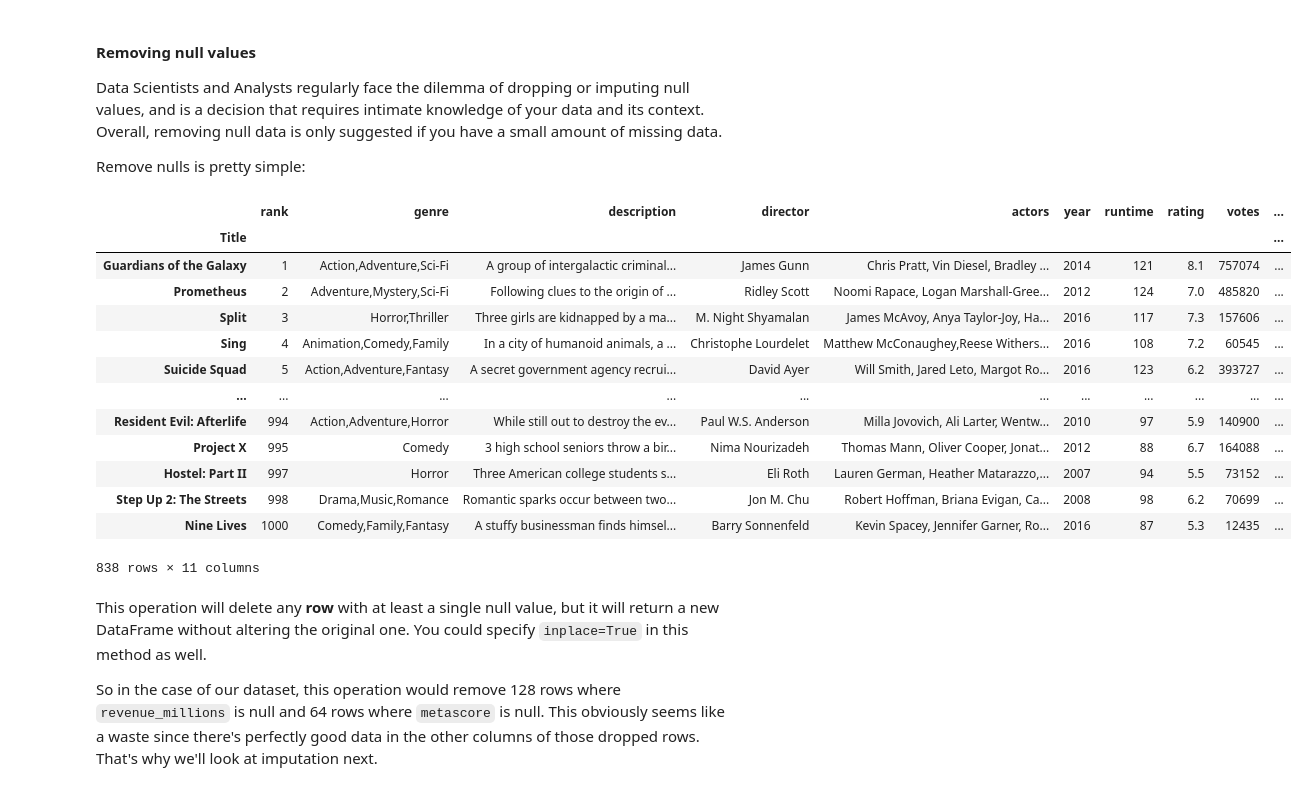
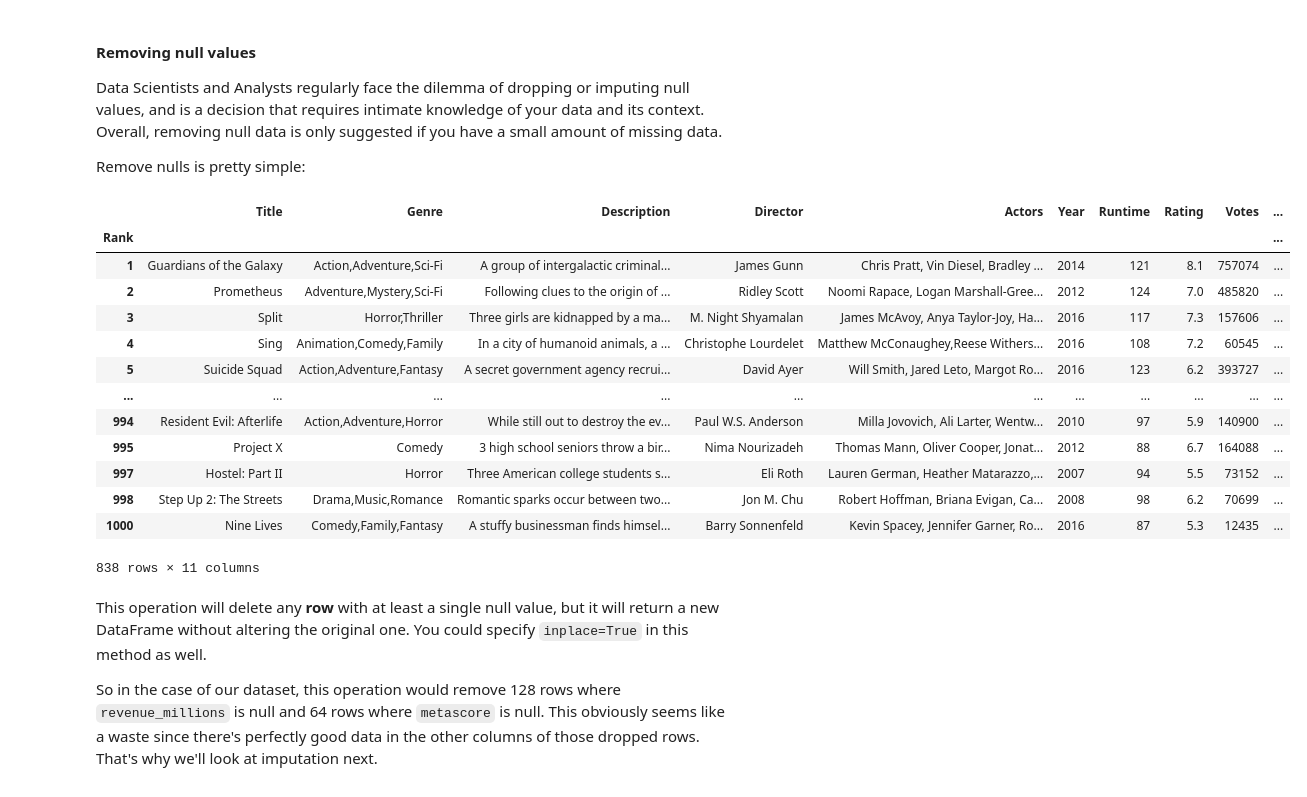
Before and after one commit to mahnoor-shahid/CraftingLab, a Jupyter notebook: Pandas/Level 1 - Let's learn about Pandas.ipynb, the cells around one changed output. Saved outputs shown, nothing was run; the diff lists cells and outputs as text; code cells hidden in the pictures.

```diff
--- a/Pandas/Level 1 - Let's learn about Pandas.ipynb
+++ b/Pandas/Level 1 - Let's learn about Pandas.ipynb
@@ -309,4 +240,4 @@ DataFrames possess hundreds of methods and other operations that are crucial to
 
 Let's load in the IMDB movies dataset to begin:
 # %%
-movies_df = pd.read_csv("assets/IMDB-Movie-Data.csv", index_col="Title")
+movies_df = pd.read_csv("assets/IMDB-Movie-Data.csv", index_col='Rank')
@@ -469,6 +413,0 @@ Excellent. But what if we want to lowercase all names? Instead of using `.rename
-# %%
-movies_df.columns = ['rank', 'genre', 'description', 'director', 'actors', 'year', 'runtime',
-                     'rating', 'votes', 'revenue_millions', 'metascore']
-
-
-movies_df.columns
@@ -481,4 +413,0 @@ But that's too much work. Instead of just renaming each column manually we can d
-# %%
-movies_df.columns = [col.lower() for col in movies_df]
-
-movies_df.columns
@@ -548,21 +484,21 @@ Data Scientists and Analysts regularly face the dilemma of dropping or imputing
 
 Remove nulls is pretty simple:
 # %%
-movies_df.dropna()
+movies_df.dropna(axis=0)
 # %% [output]
-|  | rank | genre | description | director | actors | year | runtime | rating | votes | ... |
-| Title |  |  |  |  |  |  |  |  |  | ... |
-| Guardians of the Galaxy | 1 | Action,Adventure,Sci-Fi | A group of intergalactic criminal... | James Gunn | Chris Pratt, Vin Diesel, Bradley ... | 2014 | 121 | 8.1 | 757074 | ... |
-| Prometheus | 2 | Adventure,Mystery,Sci-Fi | Following clues to the origin of ... | Ridley Scott | Noomi Rapace, Logan Marshall-Gree... | 2012 | 124 | 7.0 | 485820 | ... |
-| Split | 3 | Horror,Thriller | Three girls are kidnapped by a ma... | M. Night Shyamalan | James McAvoy, Anya Taylor-Joy, Ha... | 2016 | 117 | 7.3 | 157606 | ... |
-| Sing | 4 | Animation,Comedy,Family | In a city of humanoid animals, a ... | Christophe Lourdelet | Matthew McConaughey,Reese Withers... | 2016 | 108 | 7.2 | 60545 | ... |
-| Suicide Squad | 5 | Action,Adventure,Fantasy | A secret government agency recrui... | David Ayer | Will Smith, Jared Leto, Margot Ro... | 2016 | 123 | 6.2 | 393727 | ... |
+|  | Title | Genre | Description | Director | Actors | Year | Runtime | Rating | Votes | ... |
+| Rank |  |  |  |  |  |  |  |  |  | ... |
+| 1 | Guardians of the Galaxy | Action,Adventure,Sci-Fi | A group of intergalactic criminal... | James Gunn | Chris Pratt, Vin Diesel, Bradley ... | 2014 | 121 | 8.1 | 757074 | ... |
+| 2 | Prometheus | Adventure,Mystery,Sci-Fi | Following clues to the origin of ... | Ridley Scott | Noomi Rapace, Logan Marshall-Gree... | 2012 | 124 | 7.0 | 485820 | ... |
+| 3 | Split | Horror,Thriller | Three girls are kidnapped by a ma... | M. Night Shyamalan | James McAvoy, Anya Taylor-Joy, Ha... | 2016 | 117 | 7.3 | 157606 | ... |
+| 4 | Sing | Animation,Comedy,Family | In a city of humanoid animals, a ... | Christophe Lourdelet | Matthew McConaughey,Reese Withers... | 2016 | 108 | 7.2 | 60545 | ... |
+| 5 | Suicide Squad | Action,Adventure,Fantasy | A secret government agency recrui... | David Ayer | Will Smith, Jared Leto, Margot Ro... | 2016 | 123 | 6.2 | 393727 | ... |
 | ... | ... | ... | ... | ... | ... | ... | ... | ... | ... | ... |
-| Resident Evil: Afterlife | 994 | Action,Adventure,Horror | While still out to destroy the ev... | Paul W.S. Anderson | Milla Jovovich, Ali Larter, Wentw... | 2010 | 97 | 5.9 | 140900 | ... |
-| Project X | 995 | Comedy | 3 high school seniors throw a bir... | Nima Nourizadeh | Thomas Mann, Oliver Cooper, Jonat... | 2012 | 88 | 6.7 | 164088 | ... |
-| Hostel: Part II | 997 | Horror | Three American college students s... | Eli Roth | Lauren German, Heather Matarazzo,... | 2007 | 94 | 5.5 | 73152 | ... |
-| Step Up 2: The Streets | 998 | Drama,Music,Romance | Romantic sparks occur between two... | Jon M. Chu | Robert Hoffman, Briana Evigan, Ca... | 2008 | 98 | 6.2 | 70699 | ... |
-| Nine Lives | 1000 | Comedy,Family,Fantasy | A stuffy businessman finds himsel... | Barry Sonnenfeld | Kevin Spacey, Jennifer Garner, Ro... | 2016 | 87 | 5.3 | 12435 | ... |
+| 994 | Resident Evil: Afterlife | Action,Adventure,Horror | While still out to destroy the ev... | Paul W.S. Anderson | Milla Jovovich, Ali Larter, Wentw... | 2010 | 97 | 5.9 | 140900 | ... |
+| 995 | Project X | Comedy | 3 high school seniors throw a bir... | Nima Nourizadeh | Thomas Mann, Oliver Cooper, Jonat... | 2012 | 88 | 6.7 | 164088 | ... |
+| 997 | Hostel: Part II | Horror | Three American college students s... | Eli Roth | Lauren German, Heather Matarazzo,... | 2007 | 94 | 5.5 | 73152 | ... |
+| 998 | Step Up 2: The Streets | Drama,Music,Romance | Romantic sparks occur between two... | Jon M. Chu | Robert Hoffman, Briana Evigan, Ca... | 2008 | 98 | 6.2 | 70699 | ... |
+| 1000 | Nine Lives | Comedy,Family,Fantasy | A stuffy businessman finds himsel... | Barry Sonnenfeld | Kevin Spacey, Jennifer Garner, Ro... | 2016 | 87 | 5.3 | 12435 | ... |
 838 rows × 11 columns
 # %% [markdown]
 This operation will delete any **row** with at least a single null value, but it will return a new DataFrame without altering the original one. You could specify `inplace=True` in this method as well.
```
Also changed, not shown: parts of 88 cells of this notebook, 10 other files.
